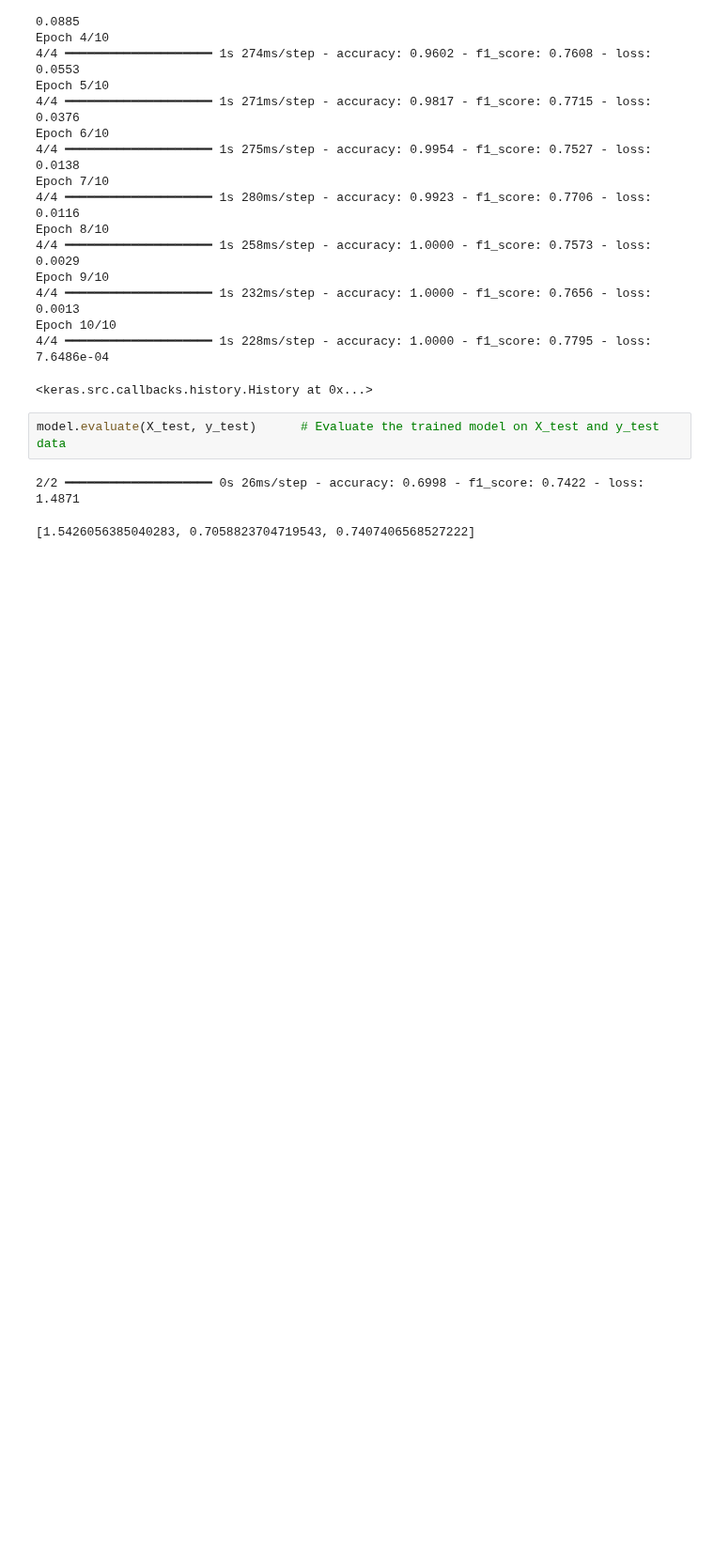
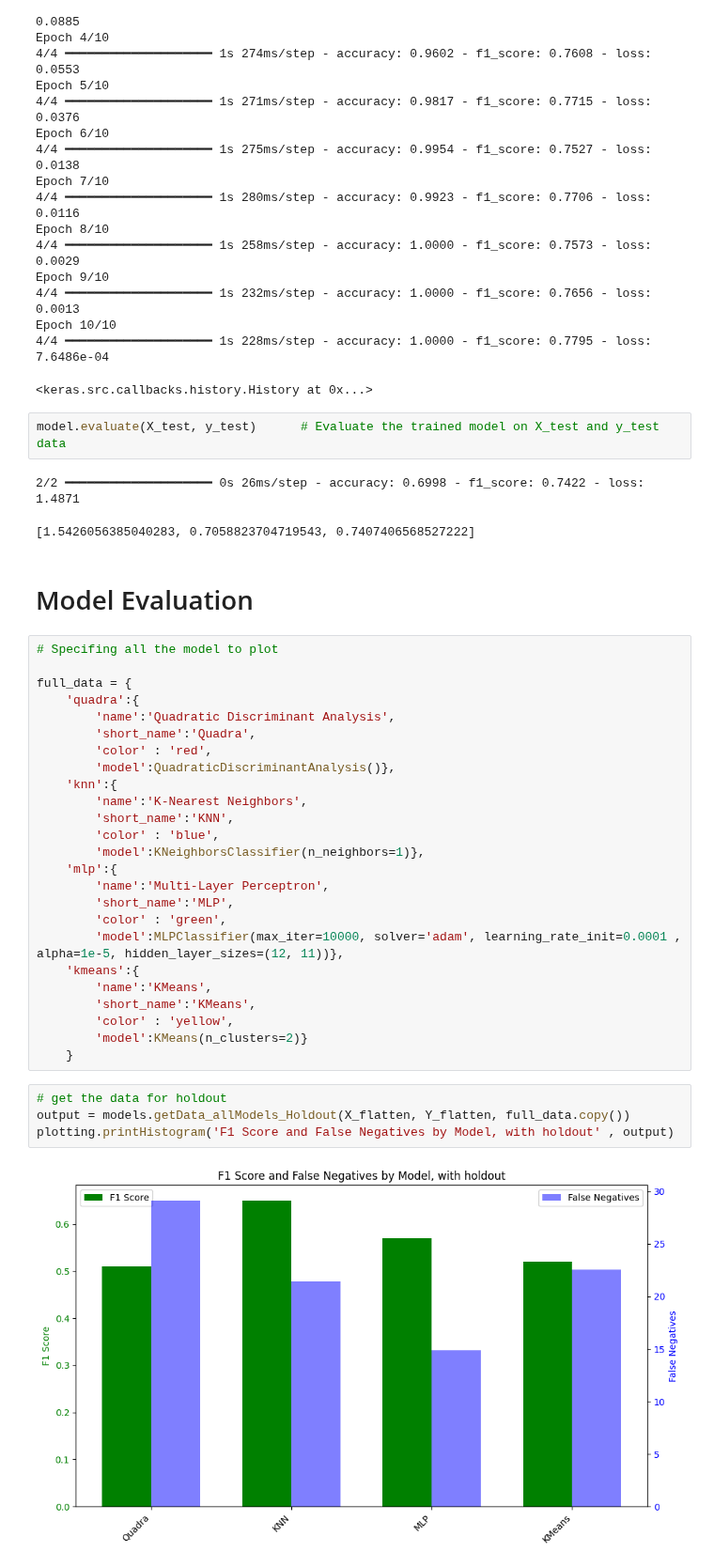
Before and after one commit to Thib99/MLLD-2024-NPT, a Jupyter notebook: main.ipynb, the cells around one changed output. Shown at 94% size. Cells and saved outputs as stored; diff of their text form; blank space fills up the shorter version.

Commit message:
adding final plot to compare stuff

```diff
--- a/main.ipynb
+++ b/main.ipynb
@@ -512,3 +513,36 @@ model.evaluate(X_test, y_test)      # Evaluate the trained model on X_test and y
 # %% [output]
 2/2 ━━━━━━━━━━━━━━━━━━━━ 0s 26ms/step - accuracy: 0.6998 - f1_score: 0.7422 - loss: 1.4871
 [1.5426056385040283, 0.7058823704719543, 0.7407406568527222]
+# %% [markdown]
+<h1>Model Evaluation</h1>
+# %%
+# Specifing all the model to plot
+
+full_data = {
+    'quadra':{
+        'name':'Quadratic Discriminant Analysis',
+        'short_name':'Quadra',
+        'color' : 'red',
+        'model':QuadraticDiscriminantAnalysis()},
+    'knn':{
+        'name':'K-Nearest Neighbors',
+        'short_name':'KNN',
+        'color' : 'blue',
+        'model':KNeighborsClassifier(n_neighbors=1)},
+    'mlp':{
+        'name':'Multi-Layer Perceptron',
+        'short_name':'MLP',
+        'color' : 'green',
+        'model':MLPClassifier(max_iter=10000, solver='adam', learning_rate_init=0.0001 , alpha=1e-5, hidden_layer_sizes=(12, 11))},
+    'kmeans':{
+        'name':'KMeans',
+        'short_name':'KMeans',
+        'color' : 'yellow',
+        'model':KMeans(n_clusters=2)}
+    }
+# %%
+# get the data for holdout
+output = models.getData_allModels_Holdout(X_flatten, Y_flatten, full_data.copy())
+plotting.printHistogram('F1 Score and False Negatives by Model, with holdout' , output)
+# %% [output]
+[figure, added]
```
Also changed, not shown: parts of 3 cells of this notebook, 3 other files.
